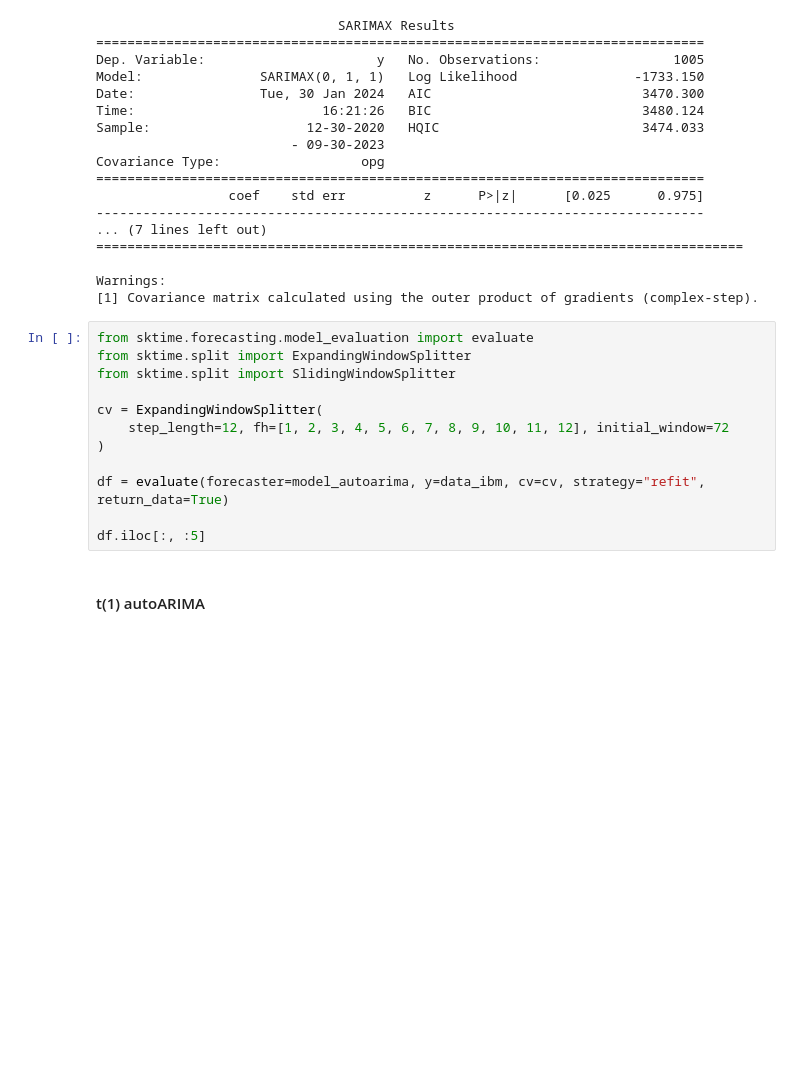
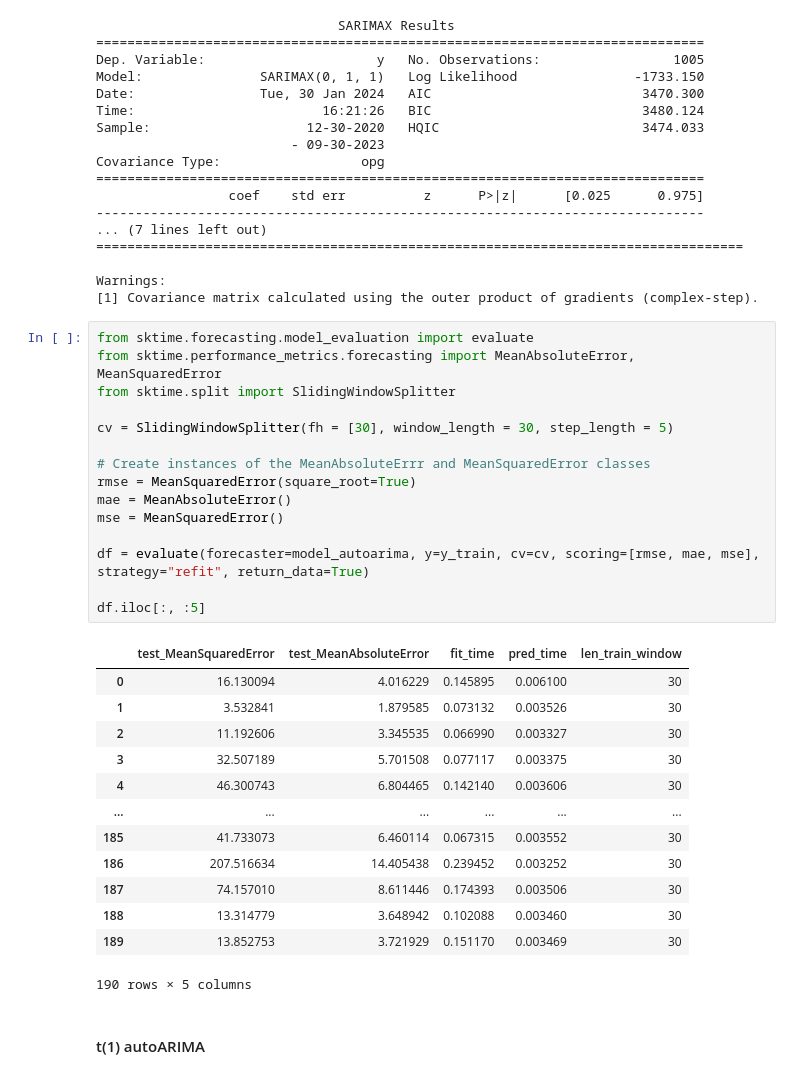
Before and after one commit to aferrers/stockpriceprediction, a Jupyter notebook: notebooks/notebook1.ipynb, the cells around one changed output. Cells and saved outputs as stored; diff of their text form; blank space fills up the shorter version.

```diff
--- a/notebooks/notebook1.ipynb
+++ b/notebooks/notebook1.ipynb
@@ -1404,16 +1445,33 @@ Warnings:
 [1] Covariance matrix calculated using the outer product of gradients (complex-step).
 # %%
 from sktime.forecasting.model_evaluation import evaluate
-from sktime.split import ExpandingWindowSplitter
+from sktime.performance_metrics.forecasting import MeanAbsoluteError, MeanSquaredError
 from sktime.split import SlidingWindowSplitter
 
-cv = ExpandingWindowSplitter(
-    step_length=12, fh=[1, 2, 3, 4, 5, 6, 7, 8, 9, 10, 11, 12], initial_window=72
-)
+cv = SlidingWindowSplitter(fh = [30], window_length = 30, step_length = 5)
 
-df = evaluate(forecaster=model_autoarima, y=data_ibm, cv=cv, strategy="refit", return_data=True)
+# Create instances of the MeanAbsoluteErrr and MeanSquaredError classes
+rmse = MeanSquaredError(square_root=True)
+mae = MeanAbsoluteError()
+mse = MeanSquaredError()
+
+df = evaluate(forecaster=model_autoarima, y=y_train, cv=cv, scoring=[rmse, mae, mse], strategy="refit", return_data=True)
 
 df.iloc[:, :5]
+# %% [output]
+|  | test_MeanSquaredError | test_MeanAbsoluteError | fit_time | pred_time | len_train_window |
+| 0 | 16.130094 | 4.016229 | 0.145895 | 0.006100 | 30 |
+| 1 | 3.532841 | 1.879585 | 0.073132 | 0.003526 | 30 |
+| 2 | 11.192606 | 3.345535 | 0.066990 | 0.003327 | 30 |
+| 3 | 32.507189 | 5.701508 | 0.077117 | 0.003375 | 30 |
+| 4 | 46.300743 | 6.804465 | 0.142140 | 0.003606 | 30 |
+| ... | ... | ... | ... | ... | ... |
+| 185 | 41.733073 | 6.460114 | 0.067315 | 0.003552 | 30 |
+| 186 | 207.516634 | 14.405438 | 0.239452 | 0.003252 | 30 |
+| 187 | 74.157010 | 8.611446 | 0.174393 | 0.003506 | 30 |
+| 188 | 13.314779 | 3.648942 | 0.102088 | 0.003460 | 30 |
+| 189 | 13.852753 | 3.721929 | 0.151170 | 0.003469 | 30 |
+190 rows × 5 columns
 # %% [markdown]
 #### t(1) autoARIMA
 # %%
```
Also changed, not shown: parts of 7 cells of this notebook.
